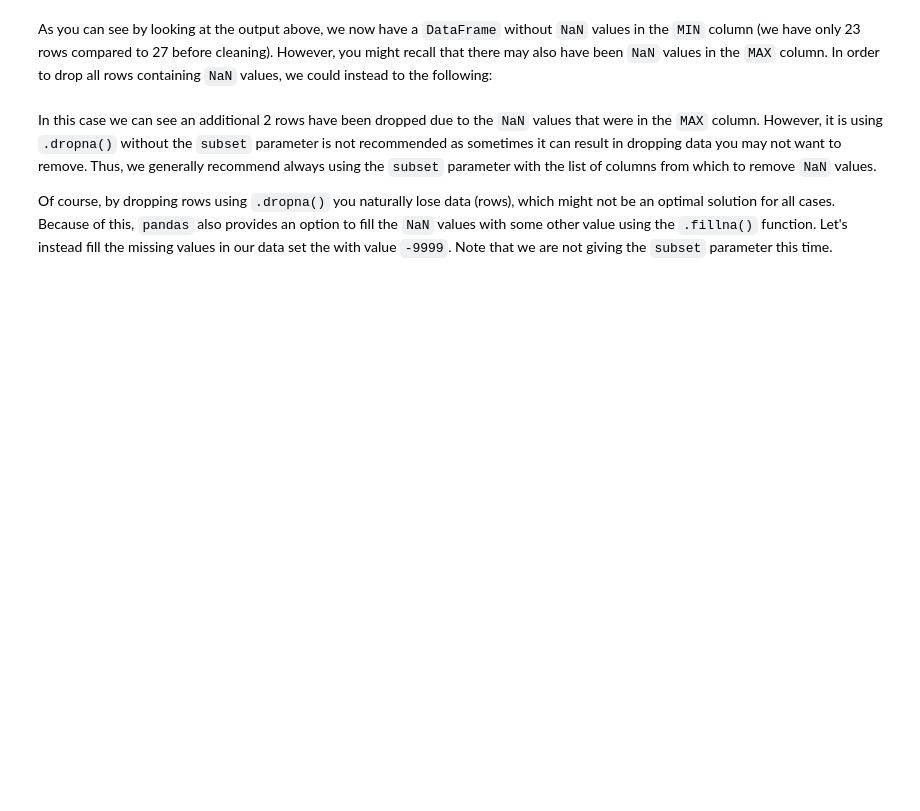
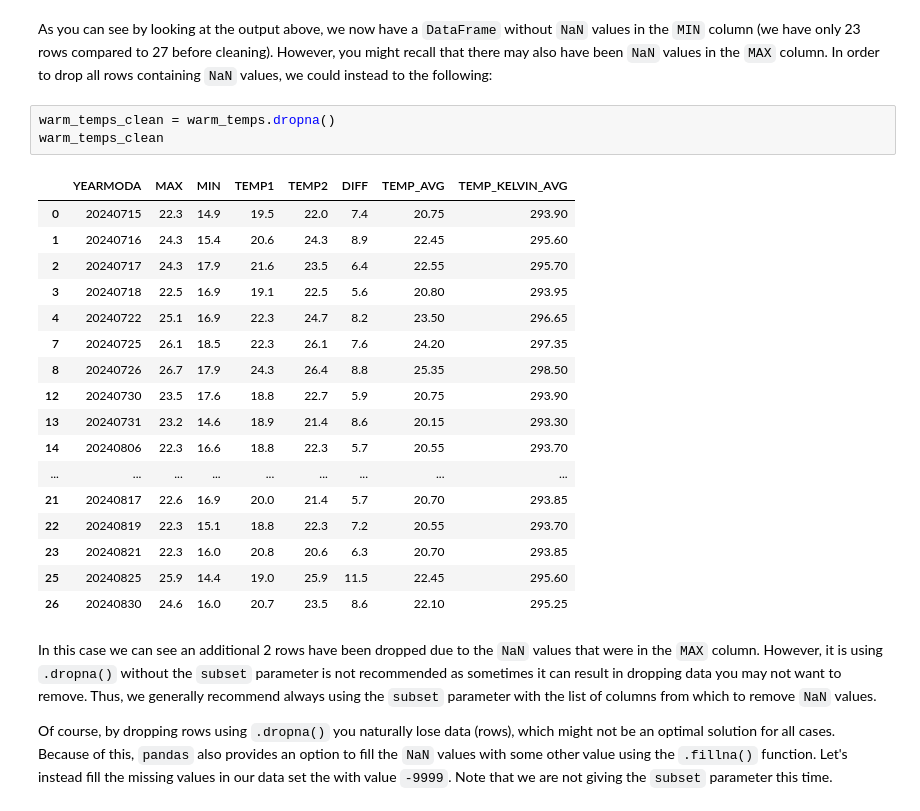
Before and after one commit to camsmith02/geopython, a Jupyter notebook: L5/data-manipulation.ipynb, the cells around one changed output. Cells and saved outputs as stored; diff of their text form; blank space fills up the shorter version.

```diff
--- a/L5/data-manipulation.ipynb
+++ b/L5/data-manipulation.ipynb
@@ -174,5 +423,26 @@ The `.hasnans` attribute will be either `True` or `False` depending on whether o
 # %% [markdown]
 As you can see by looking at the output above, we now have a `DataFrame` without `NaN` values in the `MIN` column (we have only 23 rows compared to 27 before cleaning). However, you might recall that there may also have been `NaN` values in the `MAX` column. In order to drop all rows containing `NaN` values, we could instead to the following:
+# %%
+warm_temps_clean = warm_temps.dropna()
+warm_temps_clean
+# %% [output]
+|  | YEARMODA | MAX | MIN | TEMP1 | TEMP2 | DIFF | TEMP_AVG | TEMP_KELVIN_AVG |
+| 0 | 20240715 | 22.3 | 14.9 | 19.5 | 22.0 | 7.4 | 20.75 | 293.90 |
+| 1 | 20240716 | 24.3 | 15.4 | 20.6 | 24.3 | 8.9 | 22.45 | 295.60 |
+| 2 | 20240717 | 24.3 | 17.9 | 21.6 | 23.5 | 6.4 | 22.55 | 295.70 |
+| 3 | 20240718 | 22.5 | 16.9 | 19.1 | 22.5 | 5.6 | 20.80 | 293.95 |
+| 4 | 20240722 | 25.1 | 16.9 | 22.3 | 24.7 | 8.2 | 23.50 | 296.65 |
+| 7 | 20240725 | 26.1 | 18.5 | 22.3 | 26.1 | 7.6 | 24.20 | 297.35 |
+| 8 | 20240726 | 26.7 | 17.9 | 24.3 | 26.4 | 8.8 | 25.35 | 298.50 |
+| 12 | 20240730 | 23.5 | 17.6 | 18.8 | 22.7 | 5.9 | 20.75 | 293.90 |
+| 13 | 20240731 | 23.2 | 14.6 | 18.9 | 21.4 | 8.6 | 20.15 | 293.30 |
+| 14 | 20240806 | 22.3 | 16.6 | 18.8 | 22.3 | 5.7 | 20.55 | 293.70 |
+| ... | ... | ... | ... | ... | ... | ... | ... | ... |
+| 21 | 20240817 | 22.6 | 16.9 | 20.0 | 21.4 | 5.7 | 20.70 | 293.85 |
+| 22 | 20240819 | 22.3 | 15.1 | 18.8 | 22.3 | 7.2 | 20.55 | 293.70 |
+| 23 | 20240821 | 22.3 | 16.0 | 20.8 | 20.6 | 6.3 | 20.70 | 293.85 |
+| 25 | 20240825 | 25.9 | 14.4 | 19.0 | 25.9 | 11.5 | 22.45 | 295.60 |
+| 26 | 20240830 | 24.6 | 16.0 | 20.7 | 23.5 | 8.6 | 22.10 | 295.25 |
 # %% [markdown]
 In this case we can see an additional 2 rows have been dropped due to the `NaN` values that were in the `MAX` column. However, it is using `.dropna()` without the `subset` parameter is not recommended as sometimes it can result in dropping data you may not want to remove. Thus, we generally recommend always using the `subset` parameter with the list of columns from which to remove `NaN` values.
 
```
Also changed, not shown: parts of 36 cells of this notebook.
